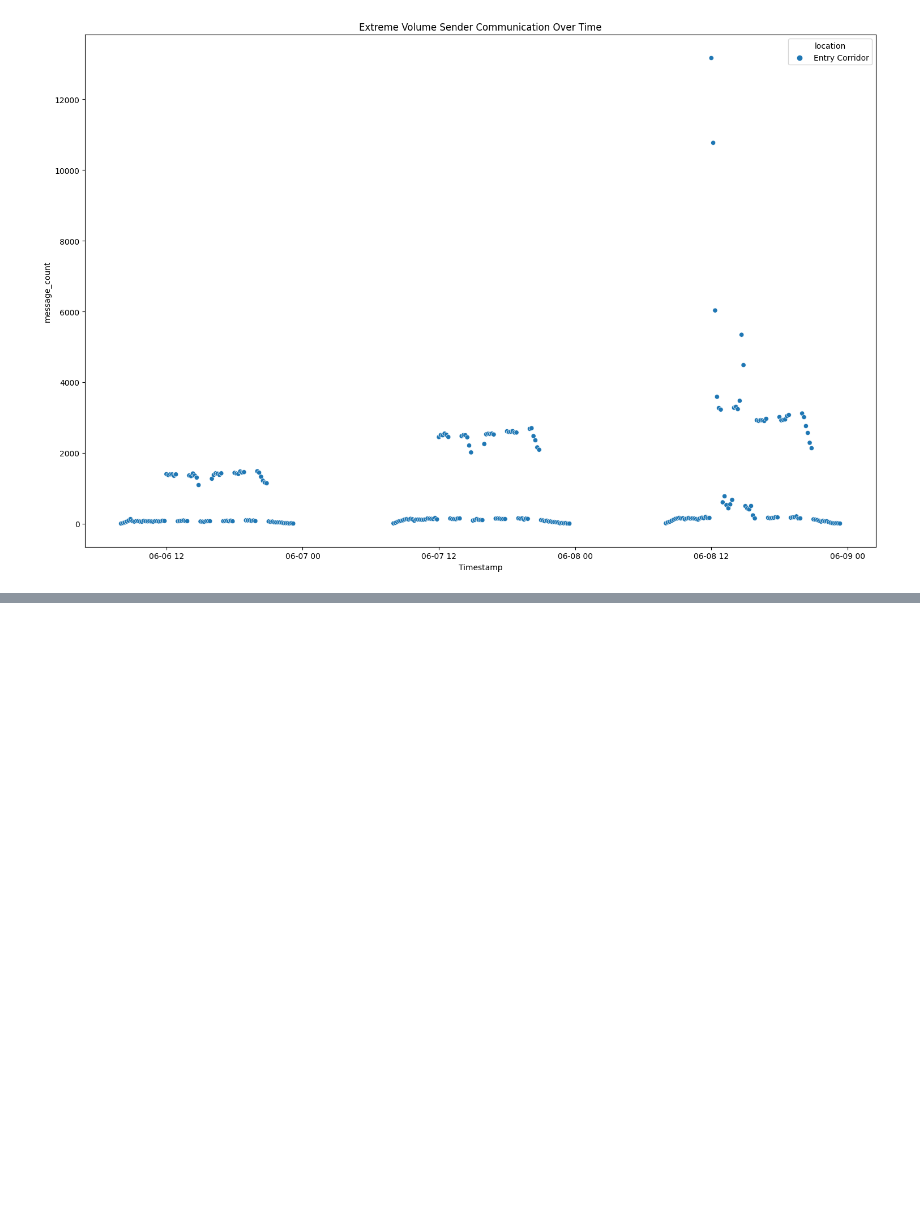
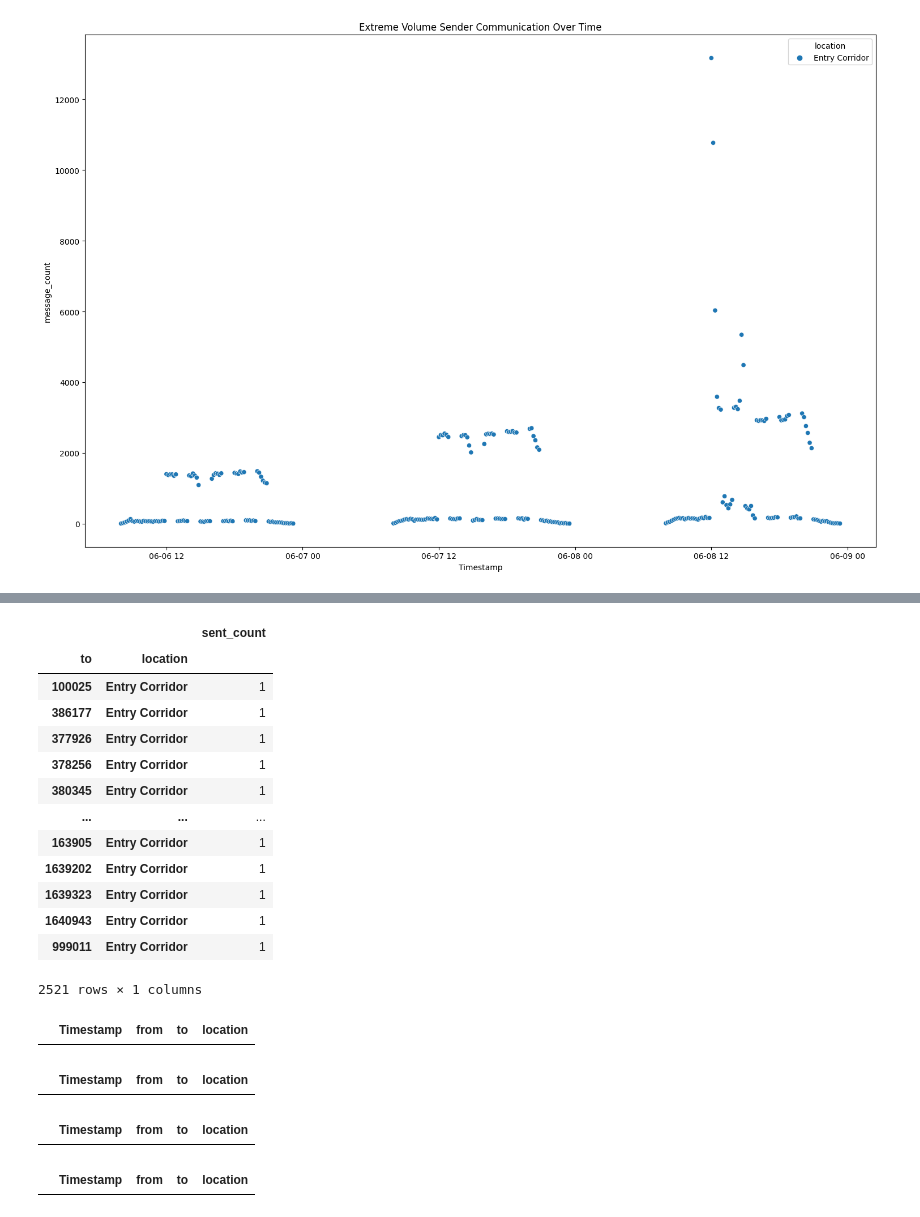
Before and after one commit to benkarabinus/nerdy_data_stuff, a Jupyter notebook: DU/COMP4449/FinalProject/Notebooks/Ben_Karabinus_COMP4449_Final_Project_Solution.ipynb, the cells around one changed output, grey strips where cells are left out. Saved outputs shown, nothing was run; the diff lists cells and outputs as text; code cells hidden in the pictures; blank space fills up the shorter version.

```diff
--- a/DU/COMP4449/FinalProject/Notebooks/Ben_Karabinus_COMP4449_Final_Project_Solution.ipynb
+++ b/DU/COMP4449/FinalProject/Notebooks/Ben_Karabinus_COMP4449_Final_Project_Solution.ipynb
@@ -464,0 +497,51 @@ Which users have the highest volume of communication, were did high-volume commu
+# %%
+"""who does user 839736 send messages to and at what locations"""
+
+# does user 1278894 communicate with user 839736
+subset_3 = combined[combined['from'] == 839736]
+subset_3 = pd.DataFrame(subset_1.groupby(by=['to', 'location']).size(), columns=['sent_count'])
+subset_3.sort_values(by=['sent_count'], ascending=False)
+# %% [output]
+|  |  | sent_count |
+| to | location |  |
+| 100025 | Entry Corridor | 1 |
+| 386177 | Entry Corridor | 1 |
+| 377926 | Entry Corridor | 1 |
+| 378256 | Entry Corridor | 1 |
+| 380345 | Entry Corridor | 1 |
+| ... | ... | ... |
+| 163905 | Entry Corridor | 1 |
+| 1639202 | Entry Corridor | 1 |
+| 1639323 | Entry Corridor | 1 |
+| 1640943 | Entry Corridor | 1 |
+| 999011 | Entry Corridor | 1 |
+2521 rows × 1 columns
+# %%
+"""who does user 839736 receive messages from and at what locations"""
+
+# does user 1278894 communicate with user 839736
+subset_4 = combined[combined['to'] == 839736]
+subset_4
+# %% [output]
+|  | Timestamp | from | to | location |
+# %%
+"""does user 1278894 send messages to user 839736"""
+
+subset_5 = combined[combined['from'] == 1278894]
+subset_5[subset_5['to'] == 839736]
+# %% [output]
+|  | Timestamp | from | to | location |
+# %%
+"""does user 839736 send messages to user 1278894"""
+subset_6 = combined[combined['from'] == 839736]
+subset_6[subset_6['to'] == 1278894]
+# %% [output]
+|  | Timestamp | from | to | location |
+# %%
+"""does user 1278894 send messages to external users and where do they send these message from"""
+
+subset_7 = combined[combined['from'] == 1278894]
+subset_7 = subset_7[subset_7['to'] == 'external']
+subset_7
+# %% [output]
+|  | Timestamp | from | to | location |
```
Also changed, not shown: parts of 16 cells of this notebook.
